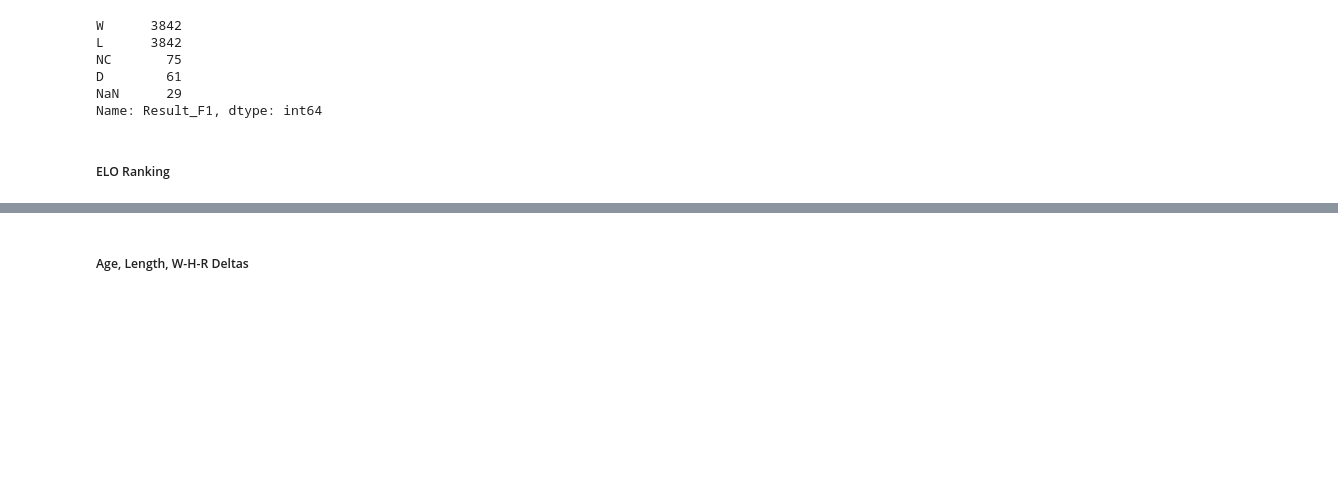
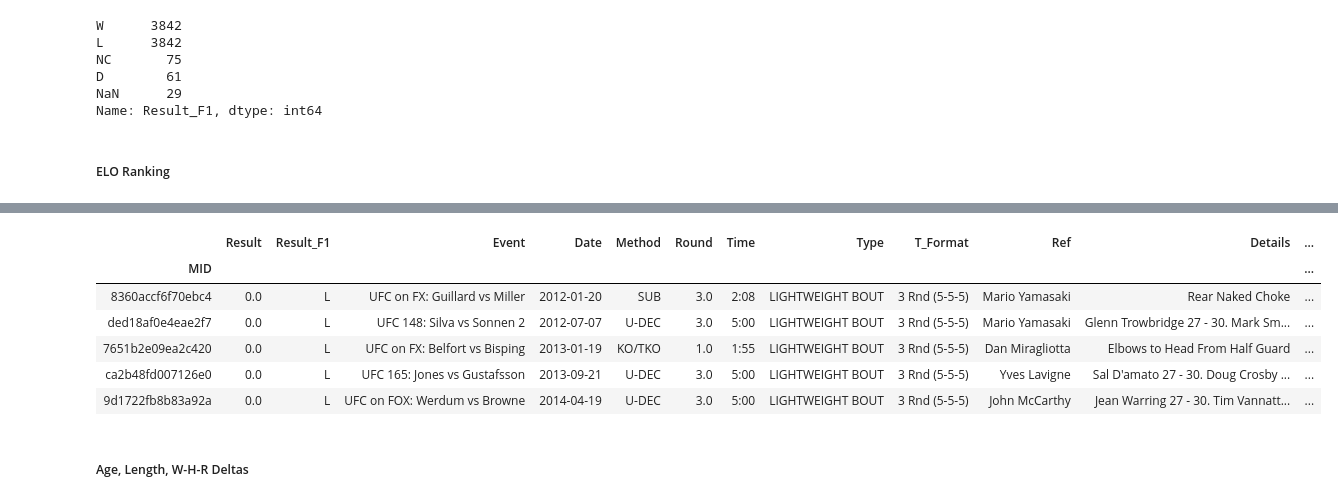
Before and after one commit to JasperLS/UFC_Fight_Predictions, a Jupyter notebook: preprocessing/ufc_preprocess.ipynb, the cells around one changed output, grey strips where cells are left out. Drawn from its saved outputs; the diff is of its cells as text; code cells hidden in the pictures; blank space fills up the shorter version.

```diff
--- a/preprocessing/ufc_preprocess.ipynb
+++ b/preprocessing/ufc_preprocess.ipynb
@@ -302,0 +375,2 @@ tracker.to_csv(f'{date}_elo_rankings.csv')
+# %%
+r['elo_prediction'] = r.eloprob_F1 > r.eloprob_F2
@@ -303,7 +402,15 @@ tracker.to_csv(f'{date}_elo_rankings.csv')
 # %%
-# r[r.Fighter_2 == 'Khabib Nurmagomedov']
+r[r.Fighter_2 == 'Khabib Nurmagomedov'].sort_values('Date')
 # r.sort_values('elo_F1',ascending = False).head(30)[['Fighter_1','elo_F1']]
 # r.sort_values('elo_F2',ascending = False).head(30)[['Fighter_2','elo_F2']]
+# %% [output]
+|  | Result | Result_F1 | Event | Date | Method | Round | Time | Type | T_Format | Ref | Details | ... |
+| MID |  |  |  |  |  |  |  |  |  |  |  | ... |
+| 8360accf6f70ebc4 | 0.0 | L | UFC on FX: Guillard vs Miller | 2012-01-20 | SUB | 3.0 | 2:08 | LIGHTWEIGHT BOUT | 3 Rnd (5-5-5) | Mario Yamasaki | Rear Naked Choke | ... |
+| ded18af0e4eae2f7 | 0.0 | L | UFC 148: Silva vs Sonnen 2 | 2012-07-07 | U-DEC | 3.0 | 5:00 | LIGHTWEIGHT BOUT | 3 Rnd (5-5-5) | Mario Yamasaki | Glenn Trowbridge 27 - 30. Mark Sm... | ... |
+| 7651b2e09ea2c420 | 0.0 | L | UFC on FX: Belfort vs Bisping | 2013-01-19 | KO/TKO | 1.0 | 1:55 | LIGHTWEIGHT BOUT | 3 Rnd (5-5-5) | Dan Miragliotta | Elbows to Head From Half Guard | ... |
+| ca2b48fd007126e0 | 0.0 | L | UFC 165: Jones vs Gustafsson | 2013-09-21 | U-DEC | 3.0 | 5:00 | LIGHTWEIGHT BOUT | 3 Rnd (5-5-5) | Yves Lavigne | Sal D'amato 27 - 30. Doug Crosby ... | ... |
+| 9d1722fb8b83a92a | 0.0 | L | UFC on FOX: Werdum vs Browne | 2014-04-19 | U-DEC | 3.0 | 5:00 | LIGHTWEIGHT BOUT | 3 Rnd (5-5-5) | John McCarthy | Jean Warring 27 - 30. Tim Vannatt... | ... |
 # %% [markdown]
 ##### Age, Length, W-H-R Deltas
 # %%
```
Also changed, not shown: parts of 30 cells of this notebook.
